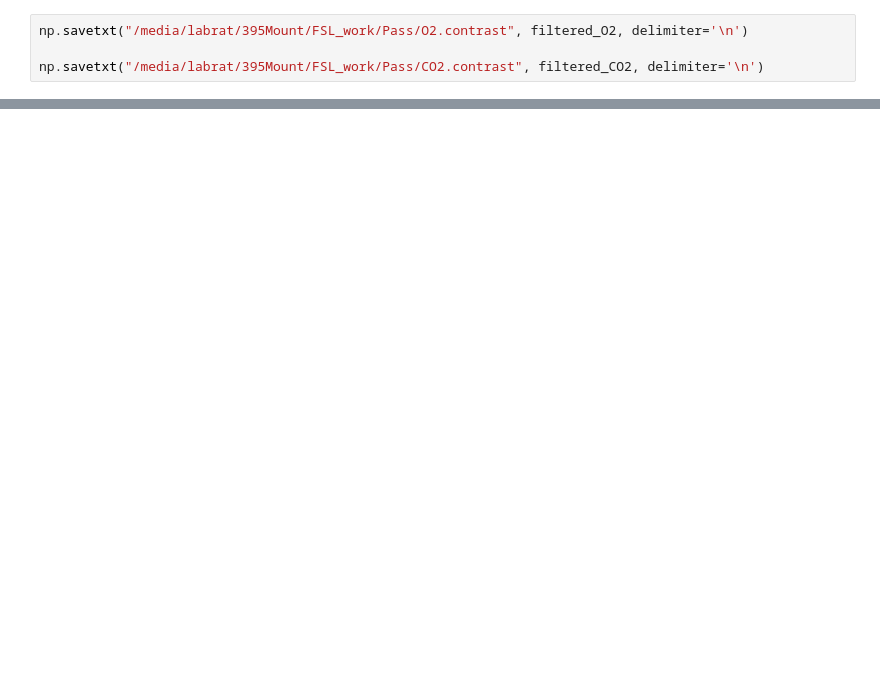
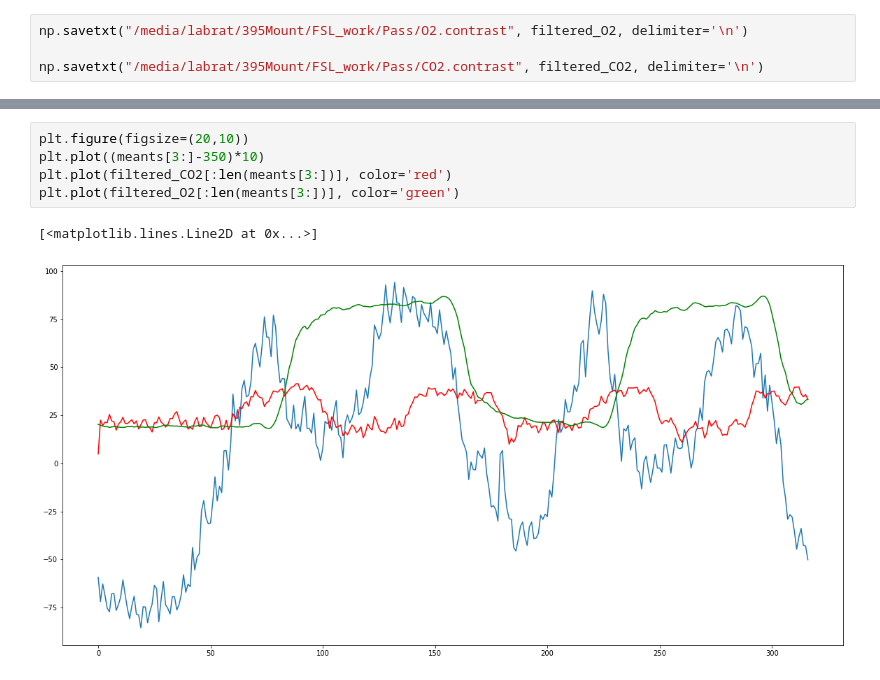
Before and after one commit to jacek257/Project-Chocolate, a Jupyter notebook: Data_processor.ipynb, the cells around one changed output, grey strips where cells are left out. Saved outputs shown, nothing was run; the diff lists cells and outputs as text; blank space fills up the shorter version.

```diff
--- a/Data_processor.ipynb
+++ b/Data_processor.ipynb
@@ -37,0 +77,8 @@ print(filtered_CO2)
+# %%
+plt.figure(figsize=(20,10))
+plt.plot((meants[3:]-350)*10)
+plt.plot(filtered_CO2[:len(meants[3:])], color='red')
+plt.plot(filtered_O2[:len(meants[3:])], color='green')
+# %% [output]
+[<matplotlib.lines.Line2D at 0x...>]
+[figure, added]
```
Also changed, not shown: parts of 6 cells of this notebook, 2 other files.
